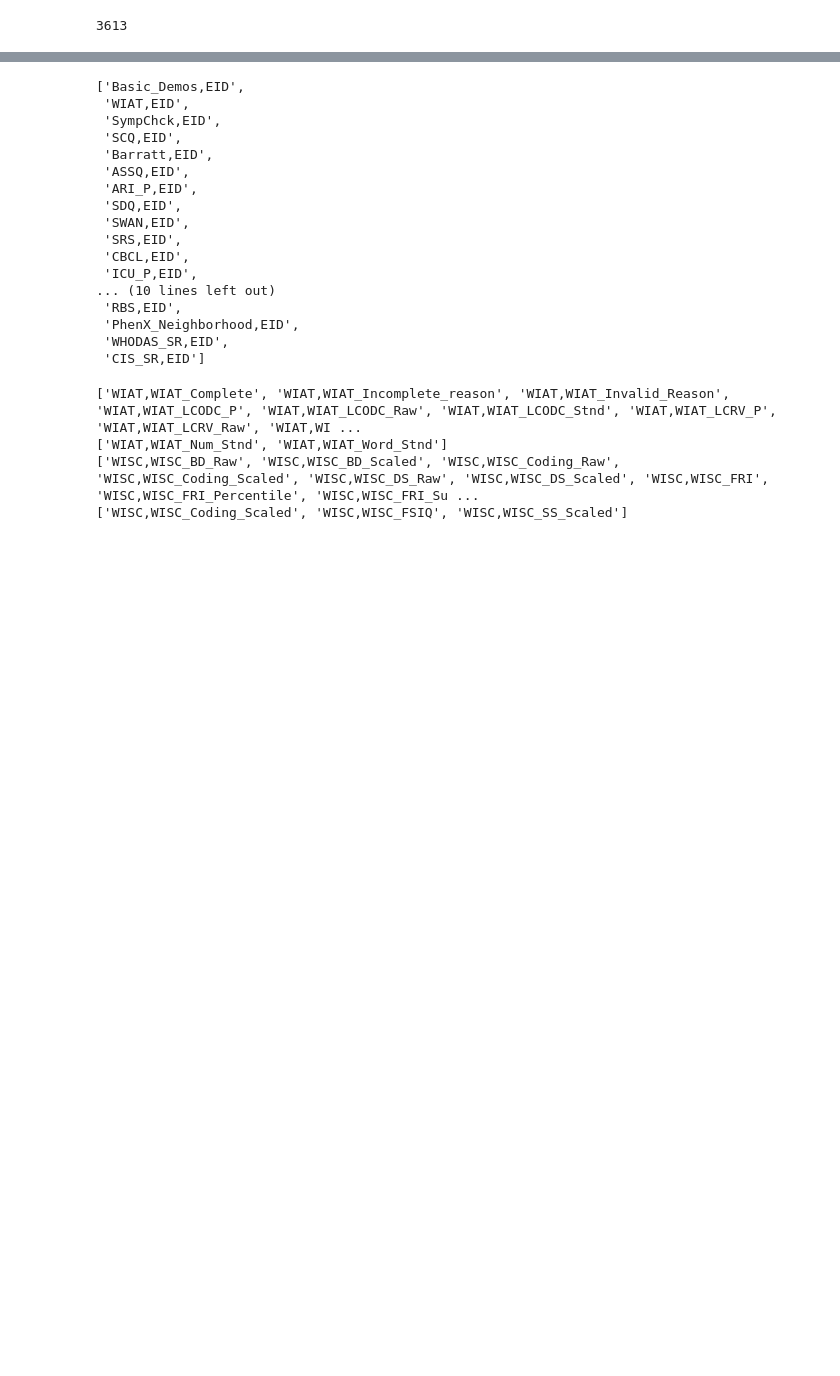
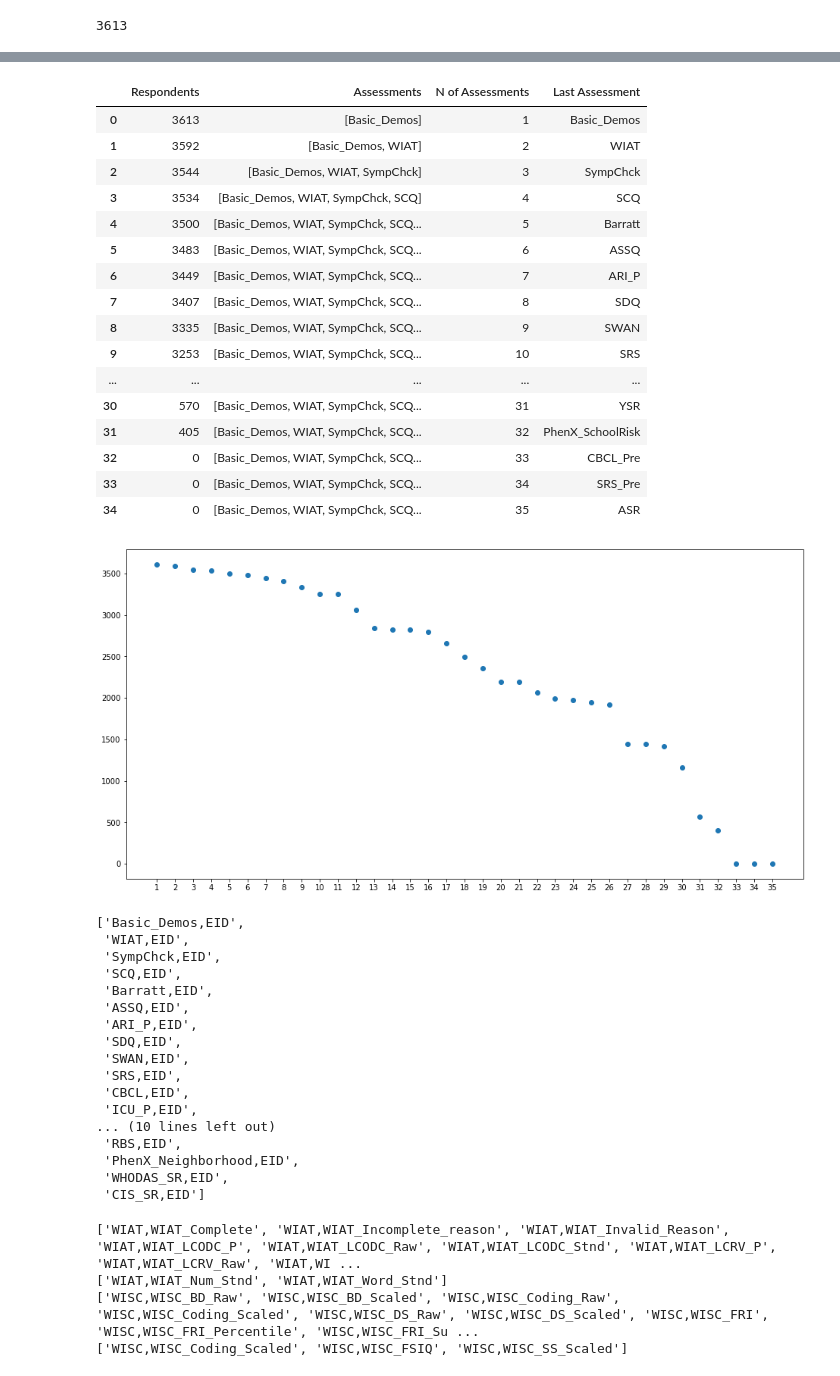
Before and after one commit to charlie42/HBN-explore, a Jupyter notebook: LORIS_data_preparation.ipynb, the cells around one changed output, grey strips where cells are left out. Drawn from its saved outputs; the diff is of its cells as text; code cells hidden in the pictures; blank space fills up the shorter version.

Commit message:
chart assessemnt distribution

```diff
--- a/LORIS_data_preparation.ipynb
+++ b/LORIS_data_preparation.ipynb
@@ -301,6 +231,33 @@ for i in range(1, len(EID_columns_by_popularity)+1):
 cumul_number_of_examples_df = pd.DataFrame(cumul_number_of_examples_list)
 cumul_number_of_examples_df.columns = ("Respondents", "Assessments")
 cumul_number_of_examples_df.to_csv("data/output/assessment_filled_distrib_cumul.csv")
+# %%
+cumul_number_of_examples_df["N of Assessments"] = cumul_number_of_examples_df["Assessments"].str.len()
+cumul_number_of_examples_df["Last Assessment"] = cumul_number_of_examples_df["Assessments"].str[-1]
+display(cumul_number_of_examples_df)
+plt.figure(figsize=(16,8))
+plt.xticks(cumul_number_of_examples_df["N of Assessments"])
+plt.scatter(cumul_number_of_examples_df["N of Assessments"], cumul_number_of_examples_df["Respondents"])
+plt.show()
+# %% [output]
+|  | Respondents | Assessments | N of Assessments | Last Assessment |
+| 0 | 3613 | [Basic_Demos] | 1 | Basic_Demos |
+| 1 | 3592 | [Basic_Demos, WIAT] | 2 | WIAT |
+| 2 | 3544 | [Basic_Demos, WIAT, SympChck] | 3 | SympChck |
+| 3 | 3534 | [Basic_Demos, WIAT, SympChck, SCQ] | 4 | SCQ |
+| 4 | 3500 | [Basic_Demos, WIAT, SympChck, SCQ... | 5 | Barratt |
+| 5 | 3483 | [Basic_Demos, WIAT, SympChck, SCQ... | 6 | ASSQ |
+| 6 | 3449 | [Basic_Demos, WIAT, SympChck, SCQ... | 7 | ARI_P |
+| 7 | 3407 | [Basic_Demos, WIAT, SympChck, SCQ... | 8 | SDQ |
+| 8 | 3335 | [Basic_Demos, WIAT, SympChck, SCQ... | 9 | SWAN |
+| 9 | 3253 | [Basic_Demos, WIAT, SympChck, SCQ... | 10 | SRS |
+| ... | ... | ... | ... | ... |
+| 30 | 570 | [Basic_Demos, WIAT, SympChck, SCQ... | 31 | YSR |
+| 31 | 405 | [Basic_Demos, WIAT, SympChck, SCQ... | 32 | PhenX_SchoolRisk |
+| 32 | 0 | [Basic_Demos, WIAT, SympChck, SCQ... | 33 | CBCL_Pre |
+| 33 | 0 | [Basic_Demos, WIAT, SympChck, SCQ... | 34 | SRS_Pre |
+| 34 | 0 | [Basic_Demos, WIAT, SympChck, SCQ... | 35 | ASR |
+[figure, added]
 # %%
 # List of most popular assessments until the first one with an age restriction
 EID_columns_until_SCARED = [x for x in EID_columns_by_popularity[:EID_columns_by_popularity.index("SCARED_SR,EID")]]
```
Also changed, not shown: parts of 9 cells of this notebook.
